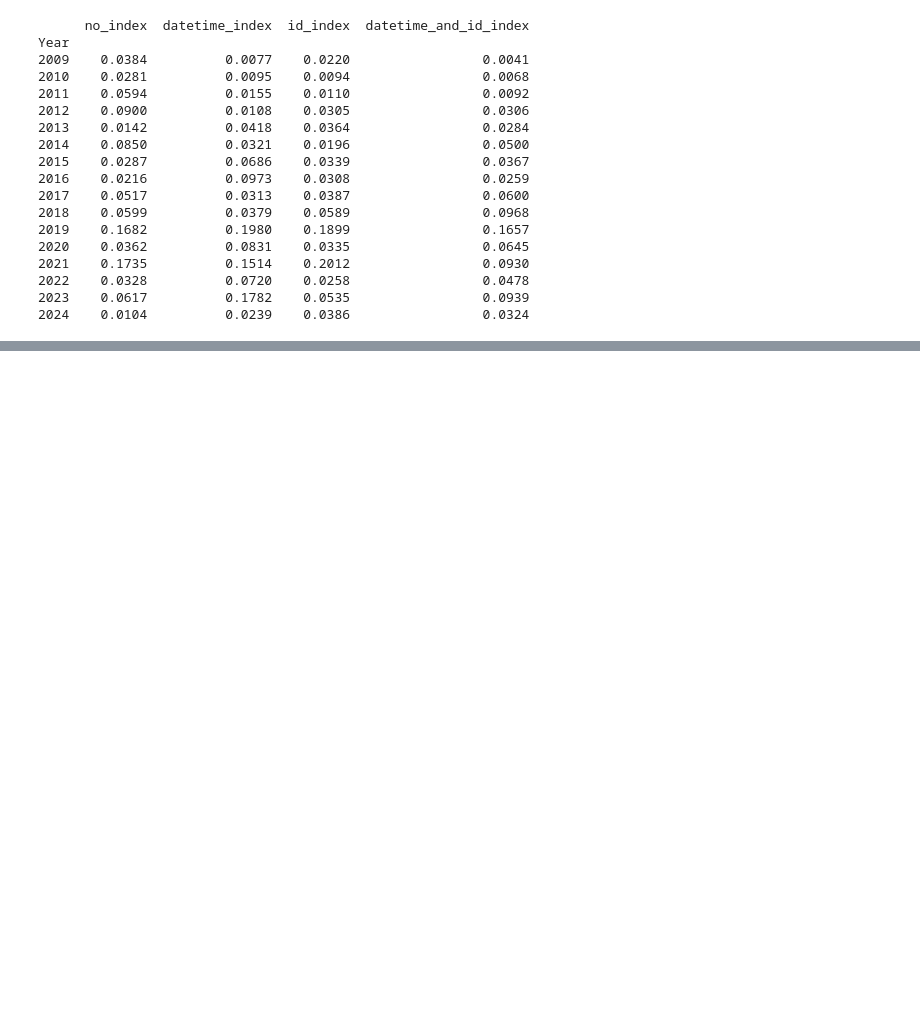
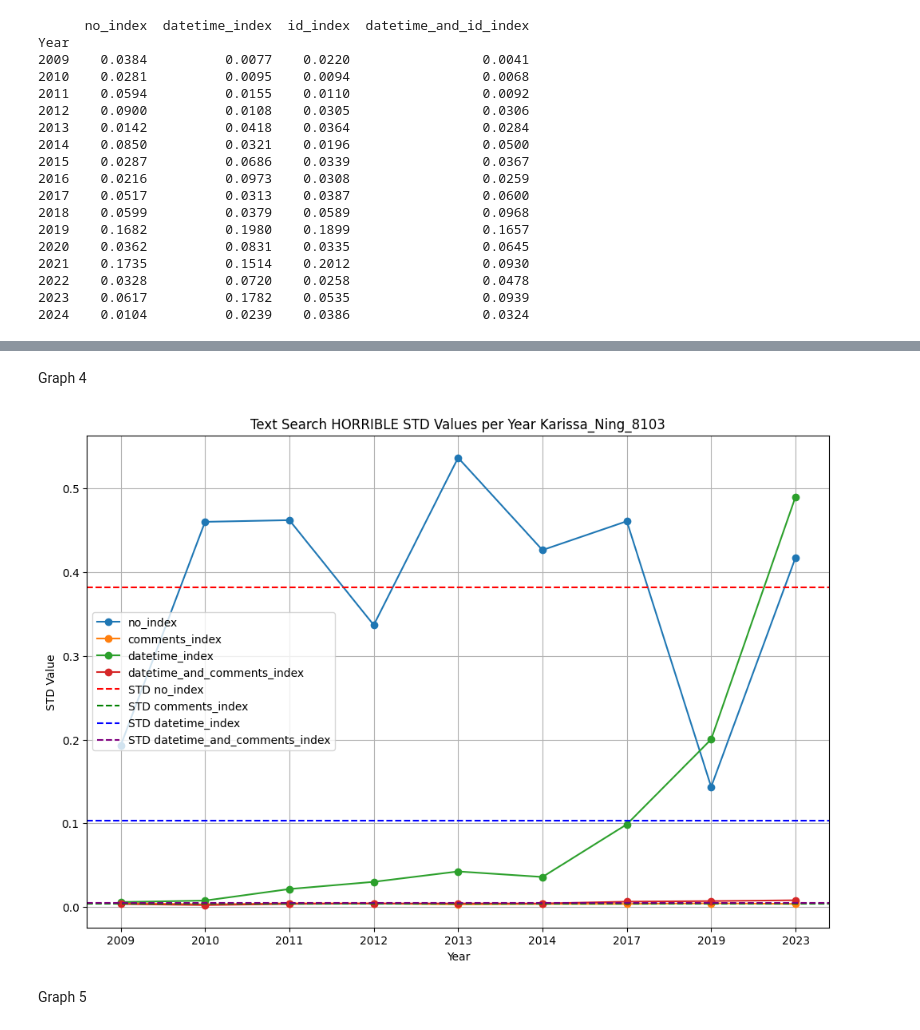
Before and after one commit to kkning13/ecs116_a2, a Jupyter notebook: Step4.ipynb, the cells around one changed output, grey strips where cells are left out. Saved outputs shown, nothing was run; the diff lists cells and outputs as text; code cells hidden in the pictures; blank space fills up the shorter version.

```diff
--- a/Step4.ipynb
+++ b/Step4.ipynb
@@ -251,0 +375,47 @@ plt.show()
+# %% [markdown]
+Graph 4
+# %%
+# Extract the std values
+std_values = extract_std_values(horrible_dict_renamed)
+
+# Prepare data for DataFrame
+data_for_df = {label: [] for label in key_labels.values()}
+data_for_df['Year'] = sorted(std_values.keys())
+
+for year in data_for_df['Year']:
+    for key, label in key_labels.items():
+        data_for_df[label].append(std_values[year].get(key, None))
+
+# Create DataFrame
+df = pd.DataFrame(data_for_df)
+
+# Set 'Year' as the index
+df.set_index('Year', inplace=True)
+
+# Display the DataFrame
+# print(df)
+
+# Plotting the data
+plt.figure(figsize=(12, 8))
+
+# Plot each category data
+for label in key_labels.values():
+    plt.plot(df.index, df[label], marker='o', label=label)
+
+colors = ['red', 'green', 'blue', 'purple']
+
+# Calculate and plot std lines for each index across all years
+for idx, label in enumerate(key_labels.values()):
+    std_value = df[label].mean()
+    plt.axhline(y=std_value, linestyle='--', color=colors[idx], label=f'STD {label}')
+
+plt.title('Text Search HORRIBLE STD Values per Year Karissa_Ning_8103')
+plt.xlabel('Year')
+plt.ylabel('STD Value')
+plt.legend()
+plt.grid(True)
+plt.show()
+# %% [output]
+[figure, added]
+# %% [markdown]
+Graph 5
```
Also changed, not shown: parts of 19 cells of this notebook.
